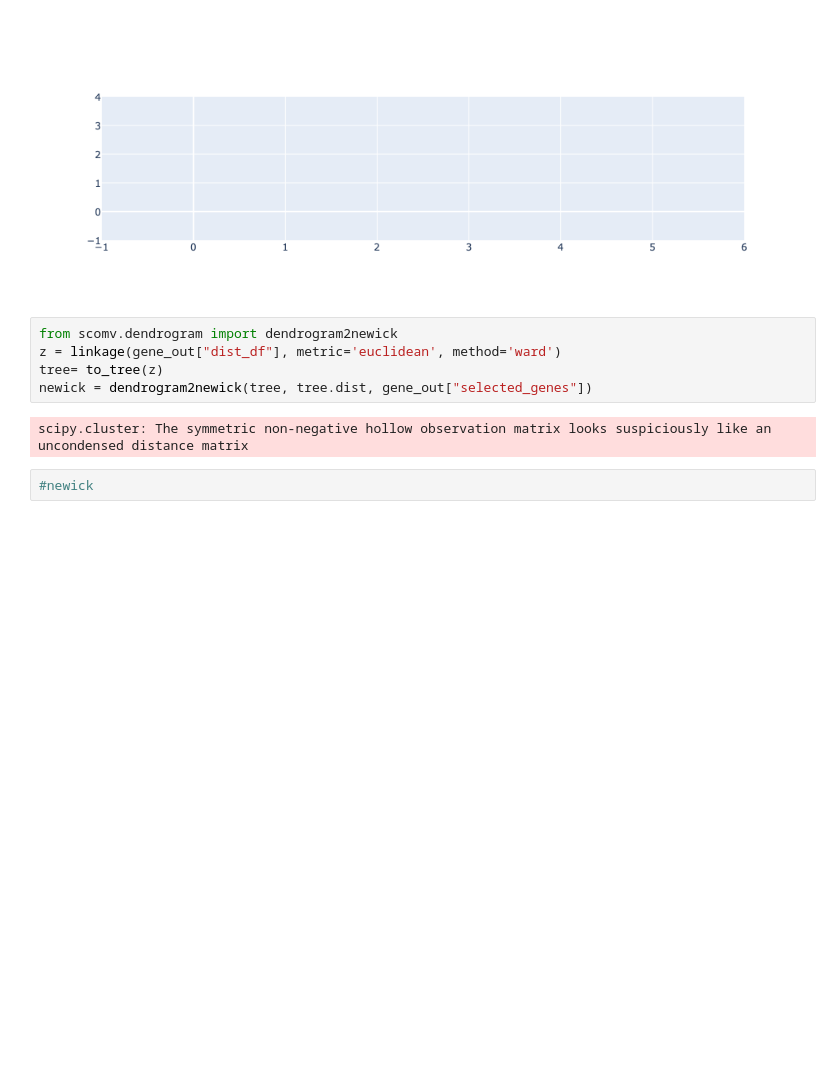
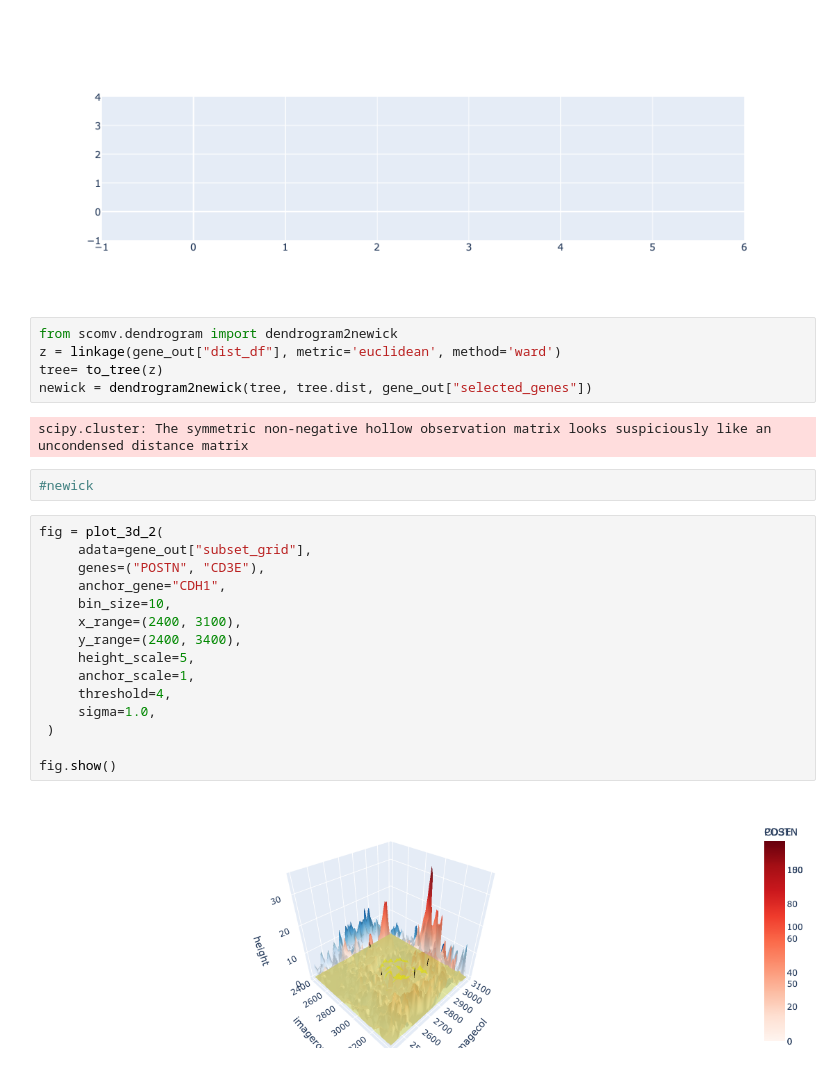
Before and after one commit to RyosukeNomural/SpatialCompassV, a Jupyter notebook: docs/tutorials/gene_analysis/test.ipynb, the cells around one changed output. Drawn from its saved outputs; the diff is of its cells as text; blank space fills up the shorter version.

Commit message:
edit plot_3d.py

```diff
--- a/docs/tutorials/gene_analysis/test.ipynb
+++ b/docs/tutorials/gene_analysis/test.ipynb
@@ -263,3 +263,20 @@ newick = dendrogram2newick(tree, tree.dist, gene_out["selected_genes"])
 scipy.cluster: The symmetric non-negative hollow observation matrix looks suspiciously like an uncondensed distance matrix
 # %%
 #newick
+# %%
+fig = plot_3d_2(
+     adata=gene_out["subset_grid"],
+     genes=("POSTN", "CD3E"),
+     anchor_gene="CDH1",
+     bin_size=10,
+     x_range=(2400, 3100),
+     y_range=(2400, 3400),
+     height_scale=5,
+     anchor_scale=1,
+     threshold=4,
+     sigma=1.0,
+ )
+
+fig.show()
+# %% [output]
+[figure, added]
```
Also changed, not shown: parts of 2 cells of this notebook, 1 other file.
